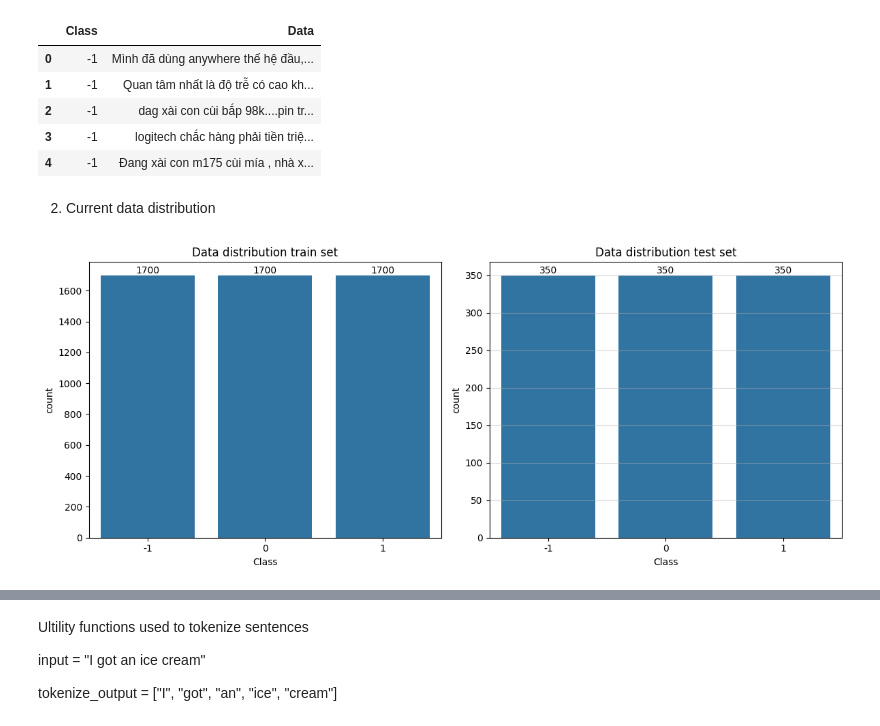
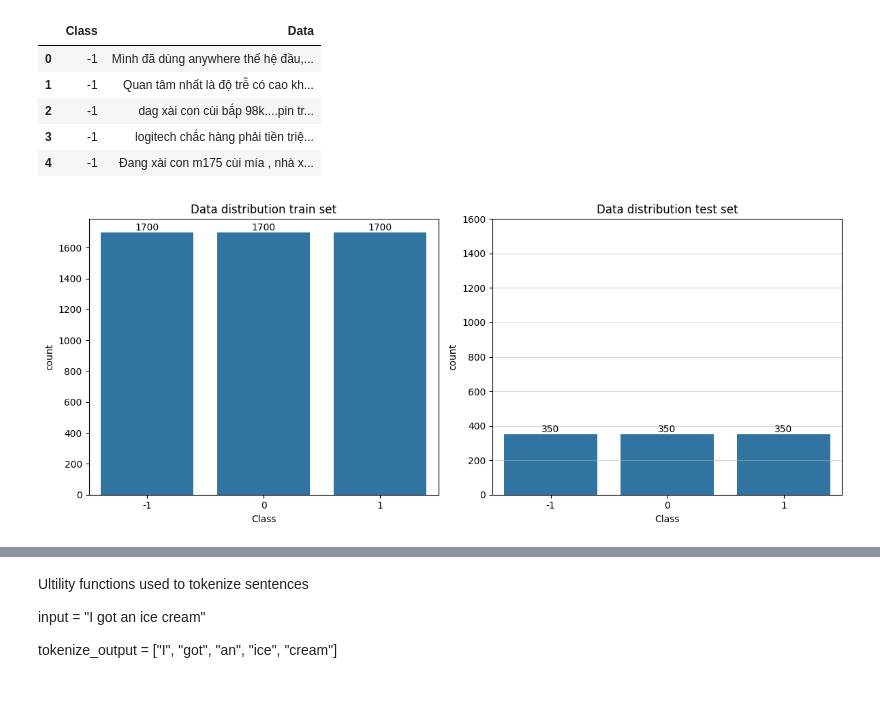
Before and after one commit to chymchym1905/Lab6-W2V--LSTM--CRNN--Sentiment-Analysis, a Jupyter notebook: RNN.ipynb, the cells around one changed output, grey strips where cells are left out. Drawn from its saved outputs; the diff is of its cells as text; code cells hidden in the pictures; blank space fills up the shorter version.

```diff
--- a/RNN.ipynb
+++ b/RNN.ipynb
@@ -6,5 +6,5 @@ import numpy as np
 import matplotlib.pyplot as plt
 import seaborn as sns
 # %%
-df_train = pd.read_csv('vlsp_sentiment_train.csv', sep='\t')
-df_test = pd.read_csv('vlsp_sentiment_test.csv', sep='\t')
+df_train = pd.read_csv('vlsp_sentiment_train.csv', sep=',')
+df_test = pd.read_csv('vlsp_sentiment_test.csv', sep=',')
@@ -20,27 +19,26 @@ df_train.head()
 | 2 | -1 | dag xài con cùi bắp 98k....pin tr... |
 | 3 | -1 | logitech chắc hàng phải tiền triệ... |
 | 4 | -1 | Đang xài con m175 cùi mía , nhà x... |
-# %% [markdown]
-2. Current data distribution
 # %%
 fig, ax = plt.subplots(1,2, figsize=(12,5))
 
 sns.countplot(x='Class', data=df_train, ax = ax[0])
 ax[0].bar_label(ax[0].containers[0])
 ax[0].set_xlabel('Class')
 ax[0].set_ylabel('count')
 ax[0].set_title('Data distribution train set')
 
 sns.countplot(x='Class', data=df_test, ax = ax[1])
 ax[1].bar_label(ax[1].containers[0])
 ax[1].set_xlabel('Class')
 ax[1].set_ylabel('count')
 ax[1].set_title('Data distribution test set')
+ax[1].set_ylim(bottom=0, top = 1600)
 plt.tight_layout()
 plt.grid(visible=True,axis='y',alpha=0.5)
 plt.show()
 # %% [output]
-[figure, old version]
+[figure, new version]
 # %%
 import torch.nn as nn
 import torch.optim as optim
```
Also changed, not shown: parts of 17 cells of this notebook, 28 other files.
